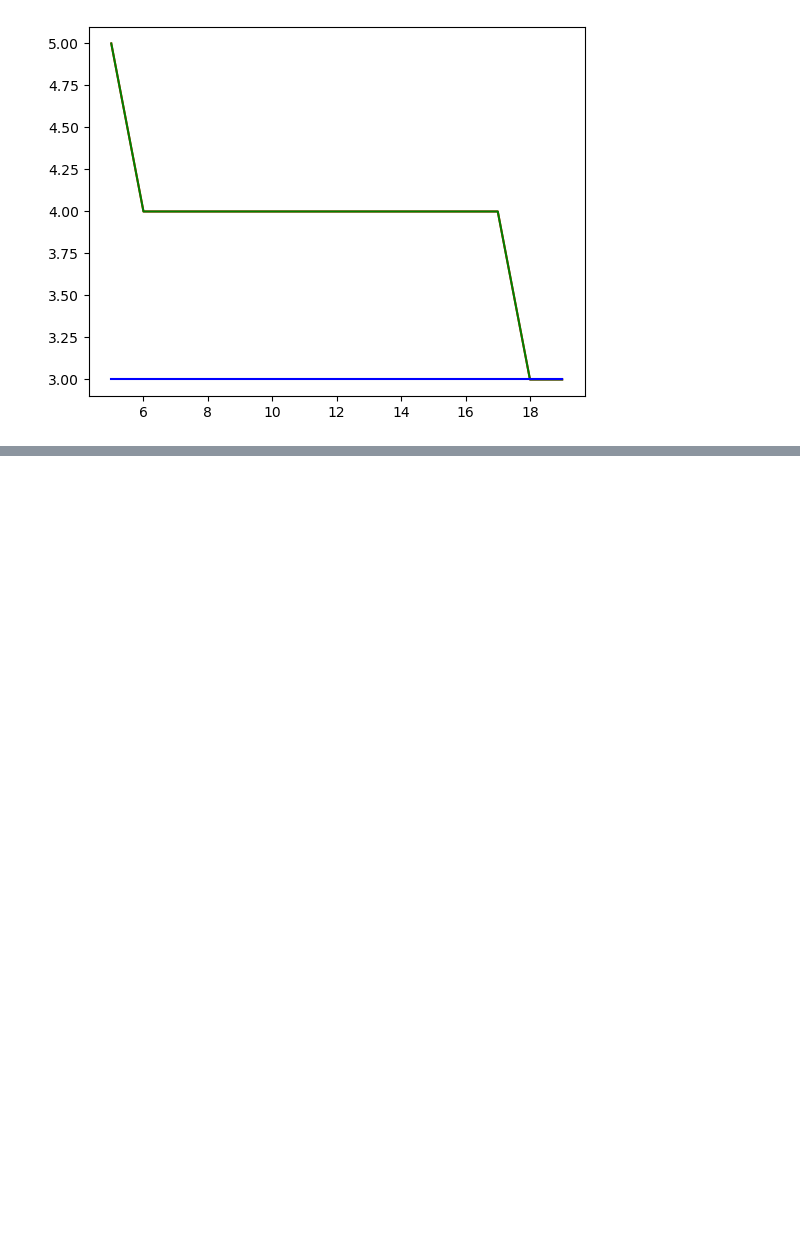
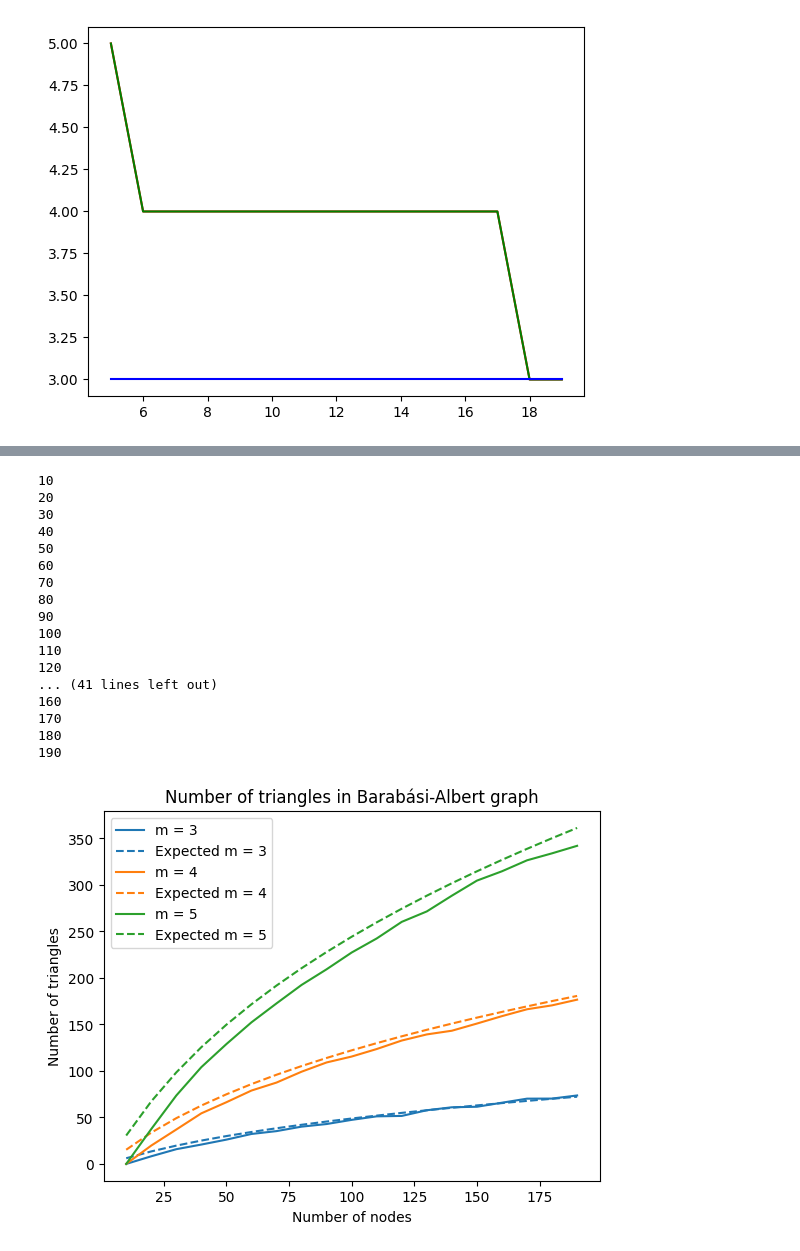
Before and after one commit to karoljanic/preferential-colouring-of-random-graphs, a Jupyter notebook: preferential-colouring-of-random-graphs.ipynb, the cells around one changed output, grey strips where cells are left out. Saved outputs shown, nothing was run; the diff lists cells and outputs as text; code cells hidden in the pictures; blank space fills up the shorter version.

```diff
--- a/preferential-colouring-of-random-graphs.ipynb
+++ b/preferential-colouring-of-random-graphs.ipynb
@@ -264,0 +512,13 @@ with open('cmake-build-debug/times1.txt') as file:
+# %%
+with open('neighbour-density-per-degree.pkl', 'rb') as f:
+    density_per_degree_data = pickle.load(f)
+
+for nn, serie in density_per_degree_data.items():
+    xs = []
+    ys = []
+    for i, y in enumerate(serie['densities']):
+        xs.append(serie['degrees'][i])
+        ys.append(y)
+    plt.scatter(xs, ys, label=f'nn = {nn}')
+plt.legend()
+plt.show()
@@ -264,0 +642,4 @@ with open('cmake-build-debug/times1.txt') as file:
+# %%
+for m, data in planarity_data.items():
+    print(m)
+    print(data)
@@ -264,0 +675,49 @@ with open('cmake-build-debug/times1.txt') as file:
+# %%
+COLORS = ["#1f77b4", "#ff7f0e", "#2ca02c", "#d62728", "#9467bd", "#8c564b", "#e377c2", "#7f7f7f", "#bcbd22", "#17becf"]
+
+def k3_expected_number(n, m):
+    return (m-1) * m * (m+1) * math.log(n)**3 / 48
+
+for m in [3, 4, 5]:
+    x = []
+    y = []
+    exp_y = []
+    for n in range(10, 200, 10):
+        print(n)
+        ex = k3_expected_number(n, m)
+        n_sum = 0
+        for _ in range(100):
+            G = generate_graph(10, n, m)
+            triangles = nx.triangles(G)
+            total_triangles = sum(triangles.values()) // 3
+            n_sum += total_triangles
+        x.append(n)
+        y.append(n_sum / 100)
+        exp_y.append(ex)
+
+    plt.plot(x, y, label=f'm = {m}', linestyle='-', color=COLORS[m - 3])
+    plt.plot(x, exp_y, label=f'Expected m = {m}', linestyle='--', color=COLORS[m - 3])
+plt.title("Number of triangles in Barabasi-Albert graph")
+plt.xlabel("Number of nodes")
+plt.ylabel("Number of triangles")
+plt.legend()
+plt.show()
+# %% [output]
+10
+20
+30
+40
+50
+60
+70
+80
+90
+100
+110
+120
+... (41 lines left out)
+160
+170
+180
+190
+[figure, added]
```
Also changed, not shown: parts of 15 cells of this notebook, 19 other files.
